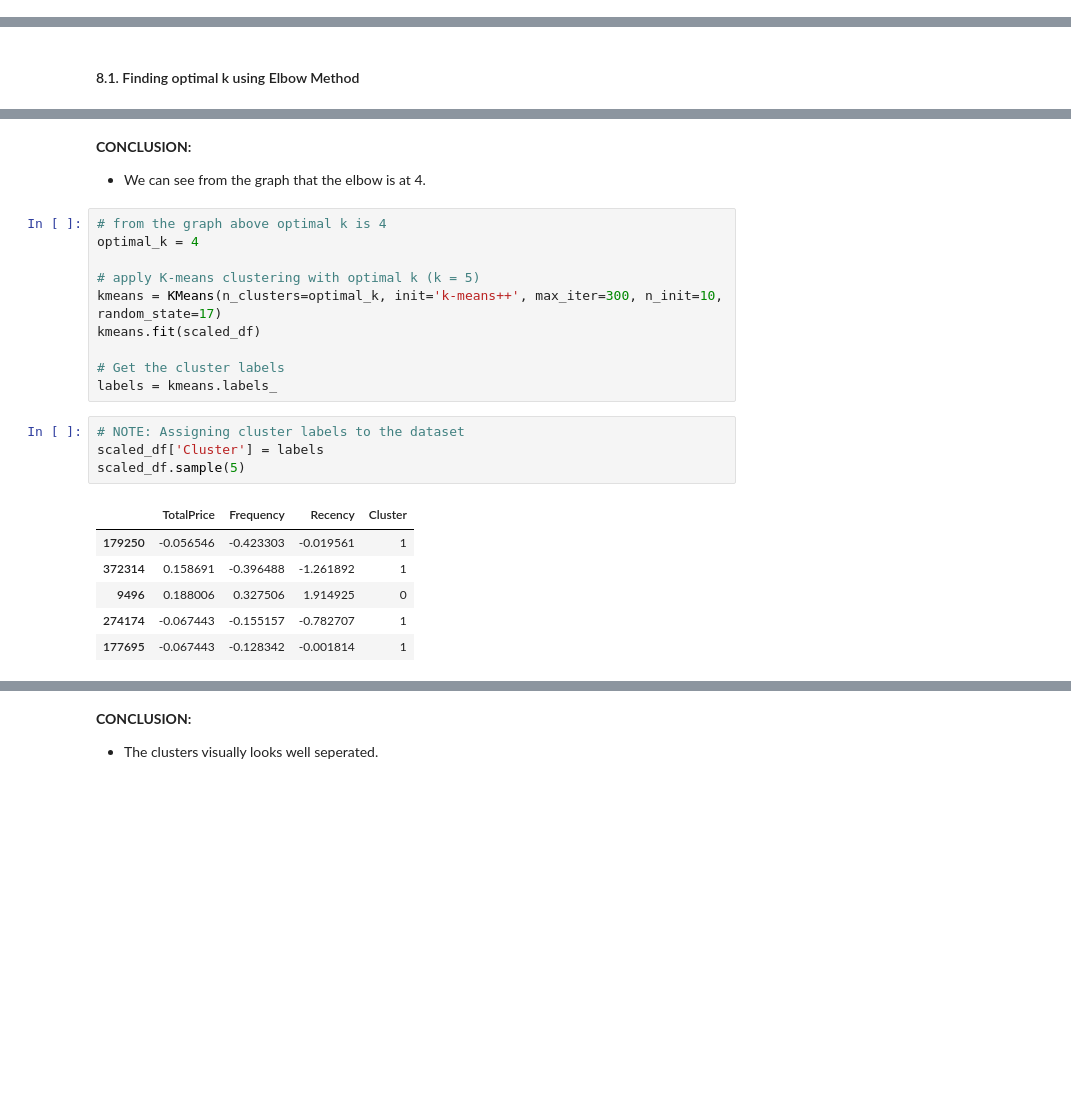
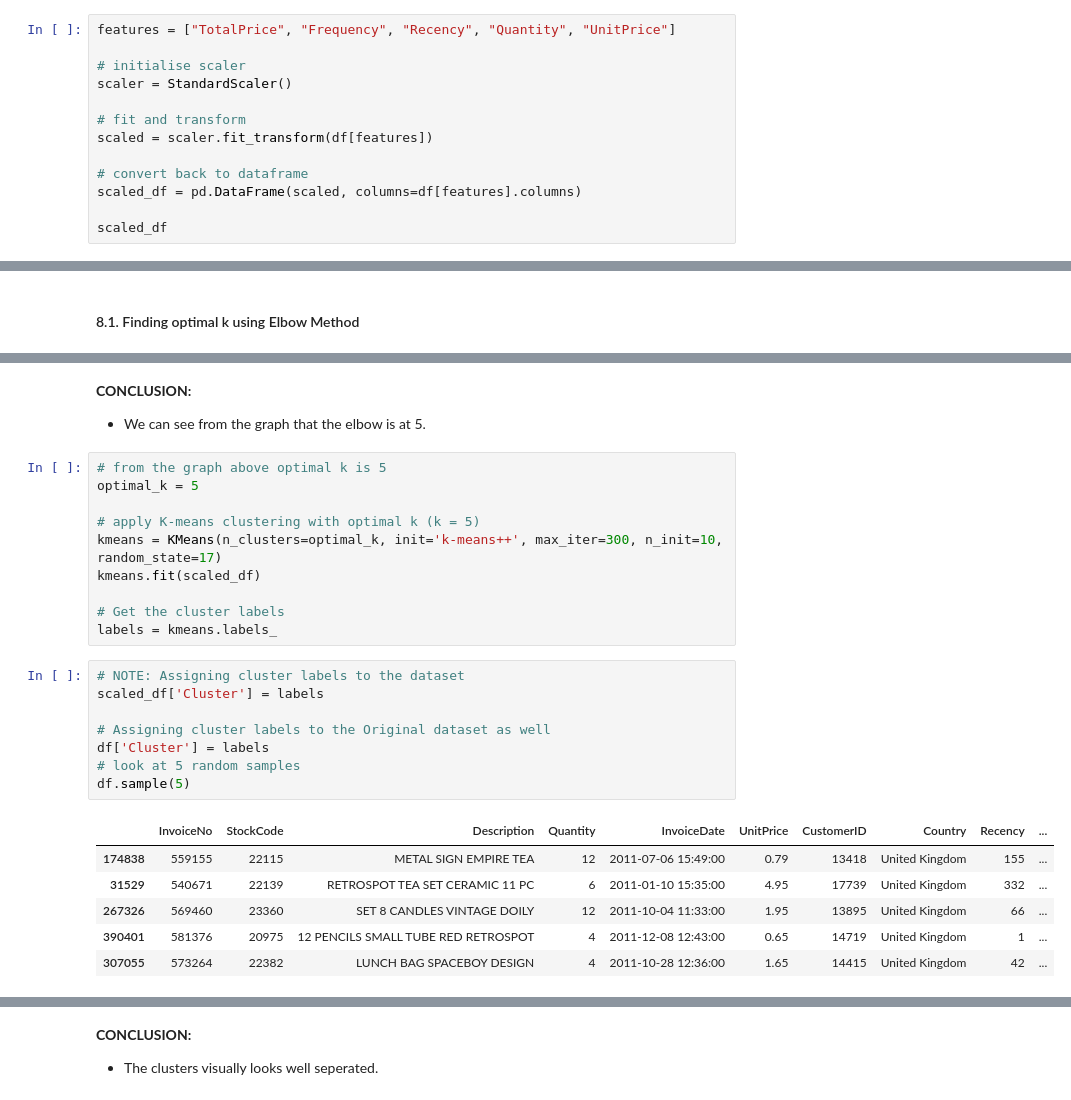
Before and after one commit to Pronob17/Customer_segmentation_using_K_means_clustering, a Jupyter notebook: Customer_Segmentation_with_K_Means_Clustering.ipynb, the cells around one changed output, grey strips where cells are left out. Saved outputs shown, nothing was run; the diff lists cells and outputs as text; blank space fills up the shorter version.

```diff
--- a/Customer_Segmentation_with_K_Means_Clustering.ipynb
+++ b/Customer_Segmentation_with_K_Means_Clustering.ipynb
@@ -599,0 +559,13 @@ Recency       0.002289  -0.004772  1.000000
+# %%
+features = ["TotalPrice", "Frequency", "Recency", "Quantity", "UnitPrice"]
+
+# initialise scaler
+scaler = StandardScaler()
+
+# fit and transform
+scaled = scaler.fit_transform(df[features])
+
+# convert back to dataframe
+scaled_df = pd.DataFrame(scaled, columns=df[features].columns)
+
+scaled_df
@@ -626,9 +612,9 @@ plt.show()
 # %% [markdown]
 **CONCLUSION:**
-* We can see from the graph that the elbow is at 4.
+* We can see from the graph that the elbow is at 5.
 # %%
-# from the graph above optimal k is 4
-optimal_k = 4
+# from the graph above optimal k is 5
+optimal_k = 5
 
 # apply K-means clustering with optimal k (k = 5)
 kmeans = KMeans(n_clusters=optimal_k, init='k-means++', max_iter=300, n_init=10, random_state=17)
@@ -639,14 +625,18 @@ labels = kmeans.labels_
 # %%
 # NOTE: Assigning cluster labels to the dataset
 scaled_df['Cluster'] = labels
-scaled_df.sample(5)
+
+# Assigning cluster labels to the Original dataset as well
+df['Cluster'] = labels
+# look at 5 random samples
+df.sample(5)
 # %% [output]
-|  | TotalPrice | Frequency | Recency | Cluster |
-| 179250 | -0.056546 | -0.423303 | -0.019561 | 1 |
-| 372314 | 0.158691 | -0.396488 | -1.261892 | 1 |
-| 9496 | 0.188006 | 0.327506 | 1.914925 | 0 |
-| 274174 | -0.067443 | -0.155157 | -0.782707 | 1 |
-| 177695 | -0.067443 | -0.128342 | -0.001814 | 1 |
+|  | InvoiceNo | StockCode | Description | Quantity | InvoiceDate | UnitPrice | CustomerID | Country | Recency | ... |
+| 174838 | 559155 | 22115 | METAL SIGN EMPIRE TEA | 12 | 2011-07-06 15:49:00 | 0.79 | 13418 | United Kingdom | 155 | ... |
+| 31529 | 540671 | 22139 | RETROSPOT TEA SET CERAMIC 11 PC | 6 | 2011-01-10 15:35:00 | 4.95 | 17739 | United Kingdom | 332 | ... |
+| 267326 | 569460 | 23360 | SET 8 CANDLES VINTAGE DOILY | 12 | 2011-10-04 11:33:00 | 1.95 | 13895 | United Kingdom | 66 | ... |
+| 390401 | 581376 | 20975 | 12 PENCILS SMALL TUBE RED RETROSPOT | 4 | 2011-12-08 12:43:00 | 0.65 | 14719 | United Kingdom | 1 | ... |
+| 307055 | 573264 | 22382 | LUNCH BAG SPACEBOY DESIGN | 4 | 2011-10-28 12:36:00 | 1.65 | 14415 | United Kingdom | 42 | ... |
 # %%
 
 # Perform PCA to reduce to 2 dimensions
```
Also changed, not shown: parts of 31 cells of this notebook.
